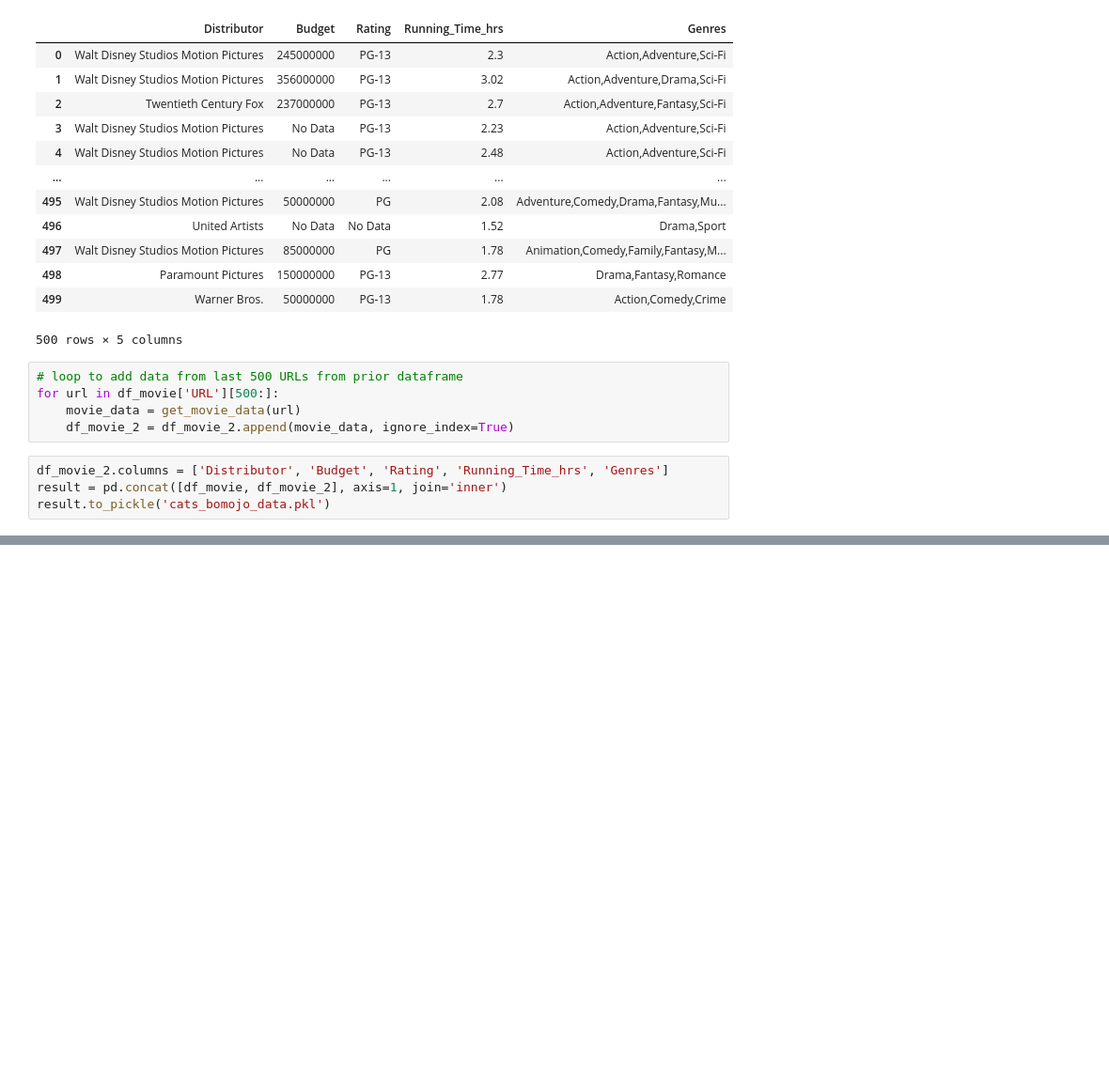
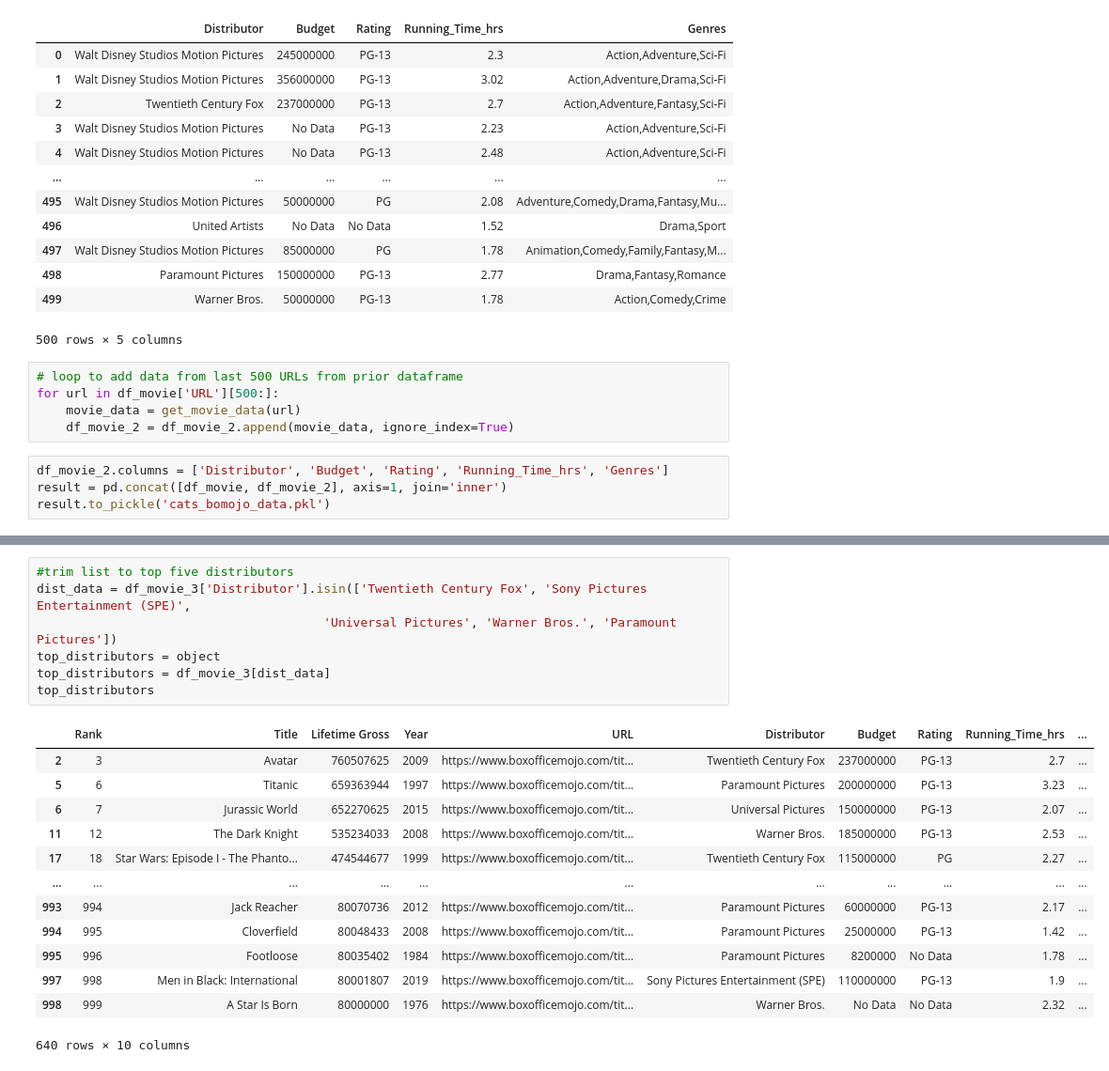
Before and after one commit to davebrown271/Microsoft-Movie-Analysis, a Jupyter notebook: distribution_boxplot.ipynb, the cells around one changed output, grey strips where cells are left out. Shown at 94% size. Saved outputs shown, nothing was run; the diff lists cells and outputs as text; blank space fills up the shorter version.

```diff
--- a/distribution_boxplot.ipynb
+++ b/distribution_boxplot.ipynb
@@ -144,0 +182,21 @@ df_movie_3.head(3)
+# %%
+#trim list to top five distributors
+dist_data = df_movie_3['Distributor'].isin(['Twentieth Century Fox', 'Sony Pictures Entertainment (SPE)',
+                                       'Universal Pictures', 'Warner Bros.', 'Paramount Pictures'])
+top_distributors = object
+top_distributors = df_movie_3[dist_data]
+top_distributors
+# %% [output]
+|  | Rank | Title | Lifetime Gross | Year | URL | Distributor | Budget | Rating | Running_Time_hrs | ... |
+| 2 | 3 | Avatar | 760507625 | 2009 | https://www.boxofficemojo.com/tit... | Twentieth Century Fox | 237000000 | PG-13 | 2.7 | ... |
+| 5 | 6 | Titanic | 659363944 | 1997 | https://www.boxofficemojo.com/tit... | Paramount Pictures | 200000000 | PG-13 | 3.23 | ... |
+| 6 | 7 | Jurassic World | 652270625 | 2015 | https://www.boxofficemojo.com/tit... | Universal Pictures | 150000000 | PG-13 | 2.07 | ... |
+| 11 | 12 | The Dark Knight | 535234033 | 2008 | https://www.boxofficemojo.com/tit... | Warner Bros. | 185000000 | PG-13 | 2.53 | ... |
+| 17 | 18 | Star Wars: Episode I - The Phanto... | 474544677 | 1999 | https://www.boxofficemojo.com/tit... | Twentieth Century Fox | 115000000 | PG | 2.27 | ... |
+| ... | ... | ... | ... | ... | ... | ... | ... | ... | ... | ... |
+| 993 | 994 | Jack Reacher | 80070736 | 2012 | https://www.boxofficemojo.com/tit... | Paramount Pictures | 60000000 | PG-13 | 2.17 | ... |
+| 994 | 995 | Cloverfield | 80048433 | 2008 | https://www.boxofficemojo.com/tit... | Paramount Pictures | 25000000 | PG-13 | 1.42 | ... |
+| 995 | 996 | Footloose | 80035402 | 1984 | https://www.boxofficemojo.com/tit... | Paramount Pictures | 8200000 | No Data | 1.78 | ... |
+| 997 | 998 | Men in Black: International | 80001807 | 2019 | https://www.boxofficemojo.com/tit... | Sony Pictures Entertainment (SPE) | 110000000 | PG-13 | 1.9 | ... |
+| 998 | 999 | A Star Is Born | 80000000 | 1976 | https://www.boxofficemojo.com/tit... | Warner Bros. | No Data | No Data | 2.32 | ... |
+640 rows × 10 columns
```
Also changed, not shown: parts of 10 cells of this notebook, 6 other files.
